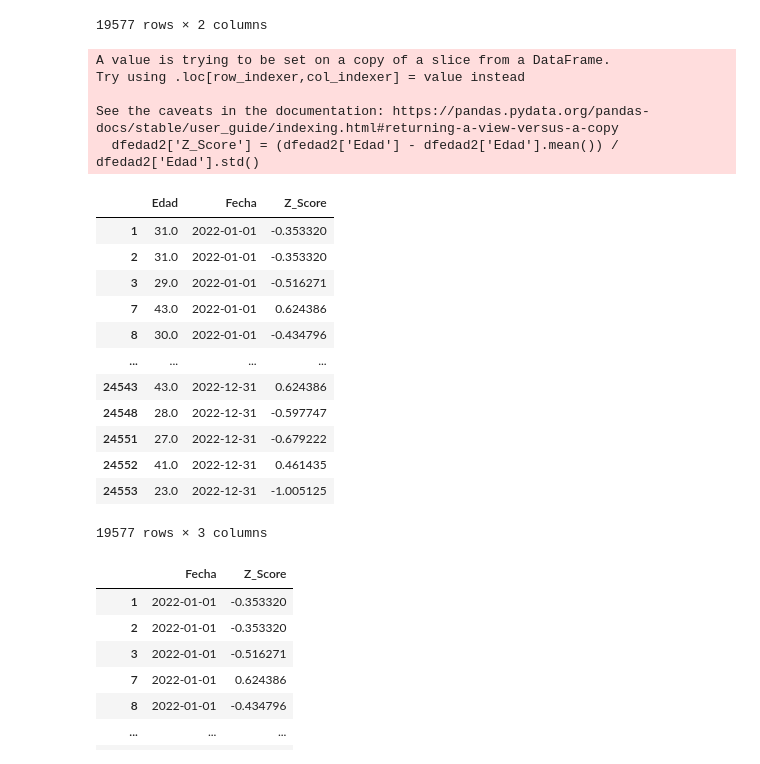
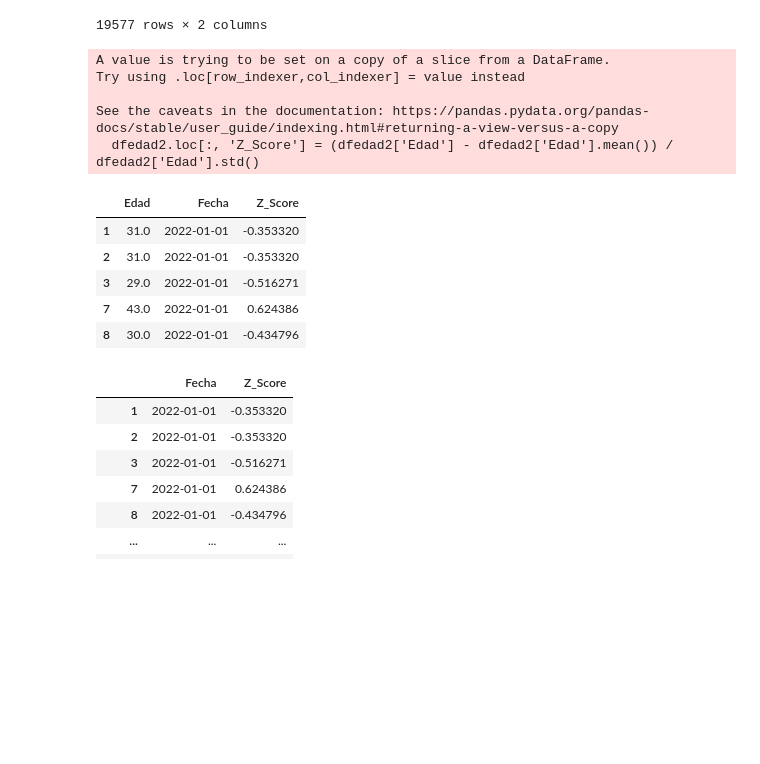
Before and after one commit to rosarionapoli/Data-Science, a Jupyter notebook: Proyecto_ParteIII_Napoli.ipynb, the cells around one changed output. Drawn from its saved outputs; the diff is of its cells as text; code cells hidden in the pictures; blank space fills up the shorter version.

```diff
--- a/Proyecto_ParteIII_Napoli.ipynb
+++ b/Proyecto_ParteIII_Napoli.ipynb
@@ -573,27 +572,20 @@ dfedad2
 | 24553 | 23.0 | 2022-12-31 |
 19577 rows × 2 columns
 # %%
-dfedad2['Z_Score'] = (dfedad2['Edad'] - dfedad2['Edad'].mean()) / dfedad2['Edad'].std()
-dfedad2
+dfedad2.loc[:, 'Z_Score'] = (dfedad2['Edad'] - dfedad2['Edad'].mean()) / dfedad2['Edad'].std()
+dfedad2.head()
 # %% [output]
 A value is trying to be set on a copy of a slice from a DataFrame.
 Try using .loc[row_indexer,col_indexer] = value instead
 
 See the caveats in the documentation: https://pandas.pydata.org/pandas-docs/stable/user_guide/indexing.html#returning-a-view-versus-a-copy
-  dfedad2['Z_Score'] = (dfedad2['Edad'] - dfedad2['Edad'].mean()) / dfedad2['Edad'].std()
+  dfedad2.loc[:, 'Z_Score'] = (dfedad2['Edad'] - dfedad2['Edad'].mean()) / dfedad2['Edad'].std()
 |  | Edad | Fecha | Z_Score |
 | 1 | 31.0 | 2022-01-01 | -0.353320 |
 | 2 | 31.0 | 2022-01-01 | -0.353320 |
 | 3 | 29.0 | 2022-01-01 | -0.516271 |
 | 7 | 43.0 | 2022-01-01 | 0.624386 |
 | 8 | 30.0 | 2022-01-01 | -0.434796 |
-| ... | ... | ... | ... |
-| 24543 | 43.0 | 2022-12-31 | 0.624386 |
-| 24548 | 28.0 | 2022-12-31 | -0.597747 |
-| 24551 | 27.0 | 2022-12-31 | -0.679222 |
-| 24552 | 41.0 | 2022-12-31 | 0.461435 |
-| 24553 | 23.0 | 2022-12-31 | -1.005125 |
-19577 rows × 3 columns
 # %%
 dfedad_z = pd.DataFrame()
 
```
Also changed, not shown: parts of 13 cells of this notebook.
